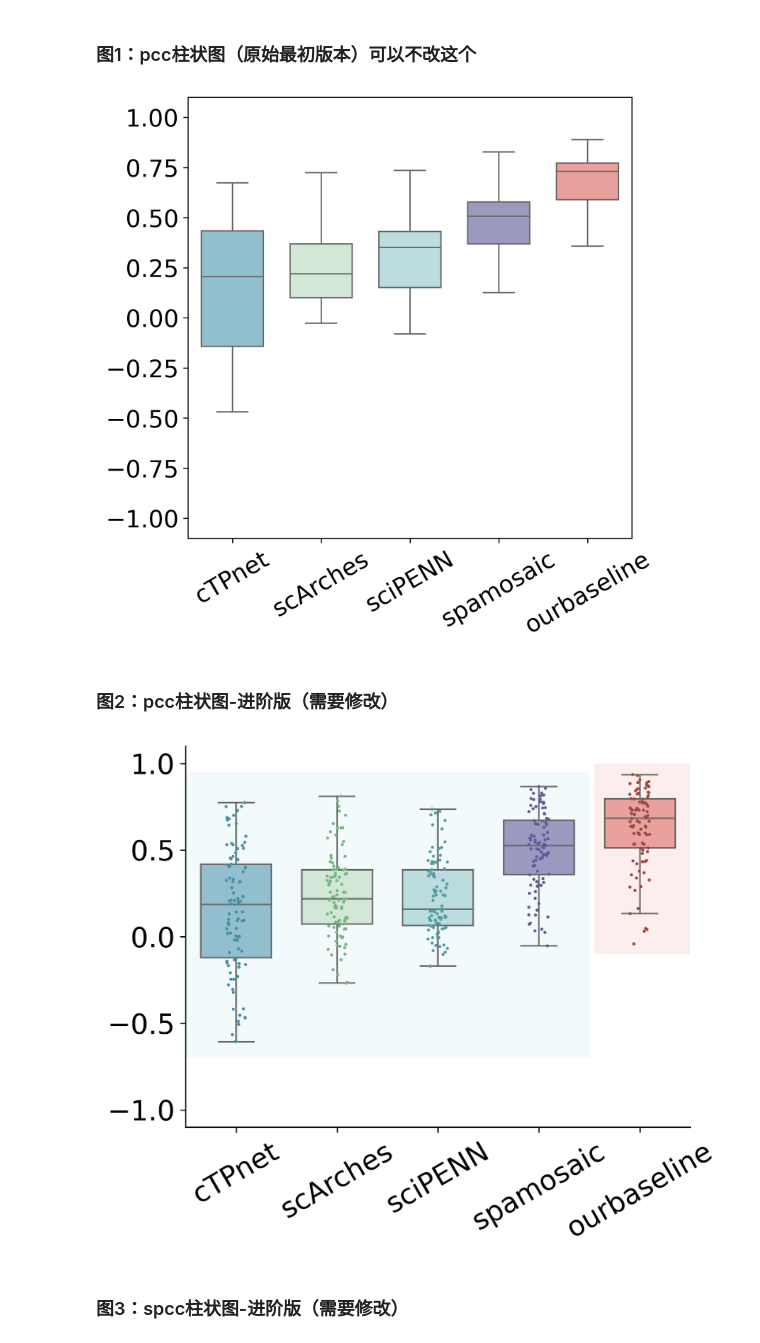
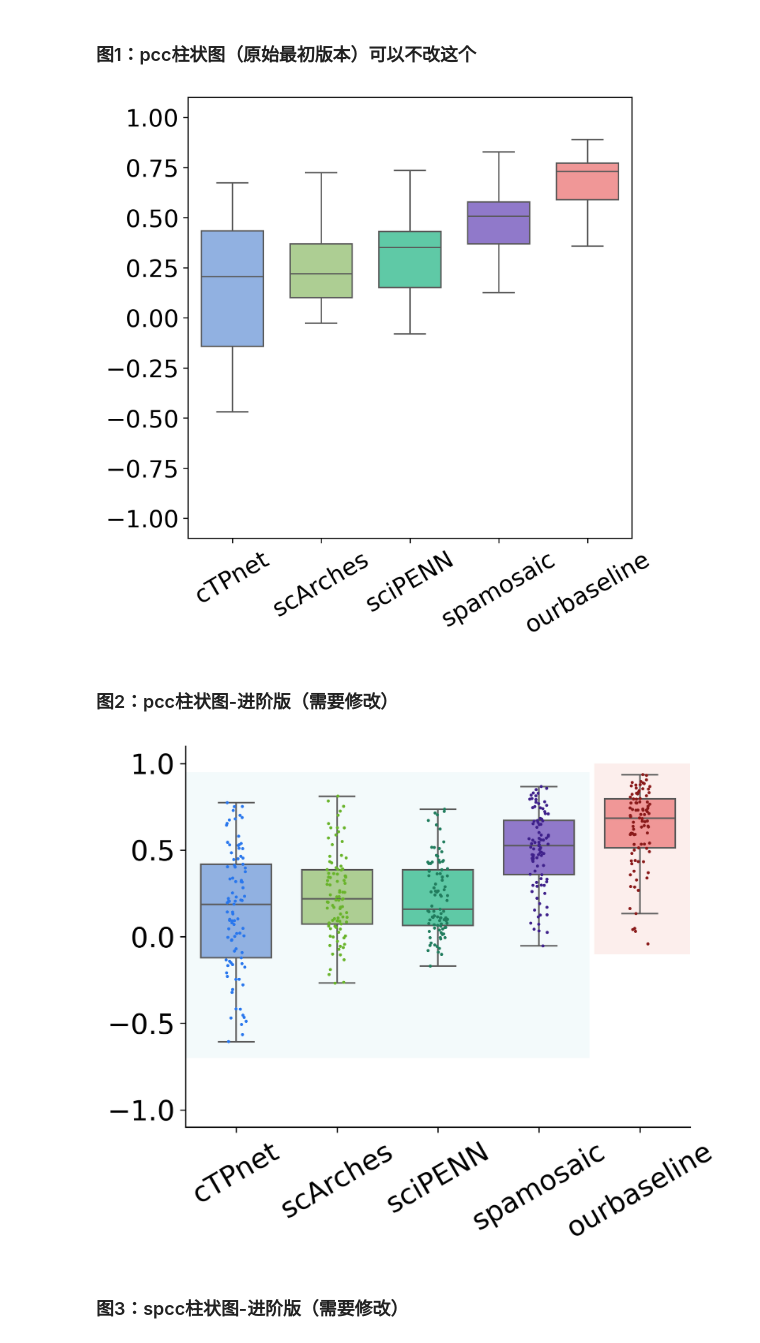
Before and after one commit to JeMing-creater/SP_drawing, a Jupyter notebook: 2-impute/T1-PCC_SPCC.ipynb, the cells around one changed output. Drawn from its saved outputs; the diff is of its cells as text; code cells hidden in the pictures.

```diff
--- a/2-impute/T1-PCC_SPCC.ipynb
+++ b/2-impute/T1-PCC_SPCC.ipynb
@@ -53,7 +53,17 @@ os.environ['CUBLAS_WORKSPACE_CONFIG'] = ':4096:8'
 # old：my_pal = {'cTPnet':'#E6D885','scArches':'#F1C67F','sciPENN':'#84a4e8','spamosaic':'#EE9185','ourbaseline':'#7DC9C4'}
 
 # new: # 创建一个颜色字典，为每个方法指定颜色   "#88c4d7、#d0ead5、#b5e2e5、#9793c6、#e6c7df、#f79691  "
-my_pal = {'cTPnet':'#88c4d7','scArches':'#d0ead5','sciPENN':'#b5e2e5','spamosaic':'#9793c6','ourbaseline':'#f79691'}
+# my_pal = {'cTPnet':'#88c4d7','scArches':'#d0ead5','sciPENN':'#b5e2e5','spamosaic':'#9793c6','ourbaseline':'#f79691'}
+
+my_pal = {
+    'cTPnet':'#84aeee',
+    'scArches':'#acd889',
+    'sciPENN':'#4edaac',
+    'spamosaic':"#8a6cd7",
+    'ourbaseline':'#ff8888'
+    }
+
+
 PCCs_protein = pd.read_csv('./2-impute/S1-pcc_protein.csv')
 PCCs_protein = PCCs_protein.set_index('Unnamed: 0').T
 # 设置字体
@@ -76,7 +86,7 @@ plt.title("", fontdict={'size': 18})
 # 显示图形
 plt.show()
 # %% [output]
-[figure, old version]
+[figure, new version]
 # %% [markdown]
 ### 图2：pcc柱状图-进阶版（需要修改）
 # %%
@@ -87,20 +97,21 @@ from matplotlib.patches import Rectangle  # 导入 Rectangle 类
 
 # 定义颜色映射
 # my_pal = {'cTPnet': '#E6D885', 'scArches': '#F1C67F', 'sciPENN': '#84a4e8', 'spamosaic': '#EE9185', 'ourbaseline': '#7DC9C4'}
+
 my_pal = {
-    'cTPnet':'#88c4d7',
-    'scArches':'#d0ead5',
-    'sciPENN':'#b5e2e5',
-    'spamosaic':'#9793c6',
-    'ourbaseline':'#f79691'
+    'cTPnet':'#84aeee',
+    'scArches':'#acd889',
+    'sciPENN':'#4edaac',
+    'spamosaic':"#8a6cd7",
+    'ourbaseline':'#ff8888'
     }
 # 定义散点颜色
 my_sopt_pal = {
-    'cTPnet':'#498ea3',
-    'scArches':'#76b683',
-    'sciPENN':'#589ca0',
-    'spamosaic':'#615b9b',
-    'ourbaseline':'#9a4a45'
+    'cTPnet':"#2977ed",
+    'scArches':"#69b42b",
+    'sciPENN':"#217d5e",
+    'spamosaic':"#3f218b",
+    'ourbaseline':"#8a1a1a"
     }
 
 # 文件路径
@@ -135,34 +146,34 @@ sns.stripplot(data=PCCs_protein_all, orient="v", linewidth=1, palette=my_sopt_pa
 # 设置坐标轴标签
 plt.ylabel("")
 plt.xlabel("")
 
 # 设置坐标轴范围
 plt.ylim(-1.1, 1.1)
 
 # 去掉顶部和右侧边框
 plt.gca().spines['top'].set_visible(False)
 plt.gca().spines['right'].set_visible(False)
 
 # 设置标题
 plt.title("", fontdict={'size': 18})
 
 # 添加两个颜色的框
 ax = plt.gca()
 # 浅蓝色框
 ax.add_patch(Rectangle((-0.5, -0.7), 4, 1.65, facecolor='#b5e2e5', alpha=0.15, edgecolor='none', zorder=0))
 # 浅灰色框
 ax.add_patch(Rectangle((3.55, -0.1), 4, 1.1, facecolor='#EE9185', alpha=0.15, edgecolor='none', zorder=0))
 
 # # 显示图例
 # plt.legend(title='Methods', loc='upper right', bbox_to_anchor=(1.15, 1))
 
 plt.xticks(rotation=30)  # 旋转x轴刻度标签
 
 # 显示图形
 plt.tight_layout()
 plt.show()
 # %% [output]
-[figure, old version]
+[figure, new version]
 # %% [markdown]
 ### 图3：spcc柱状图-进阶版（需要修改）
 # %%
```
Also changed, not shown: parts of 3 cells of this notebook, 3 other files.
